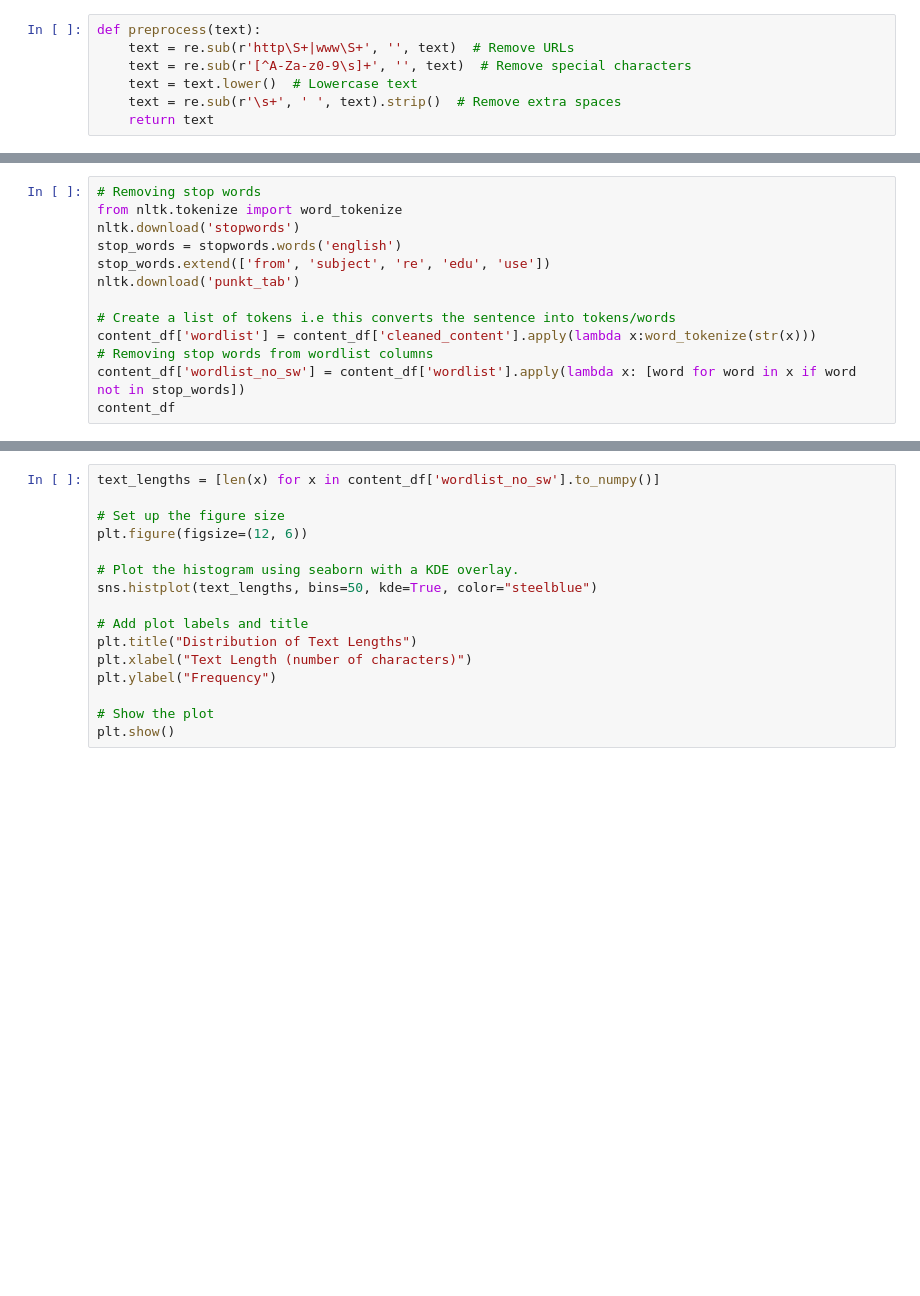
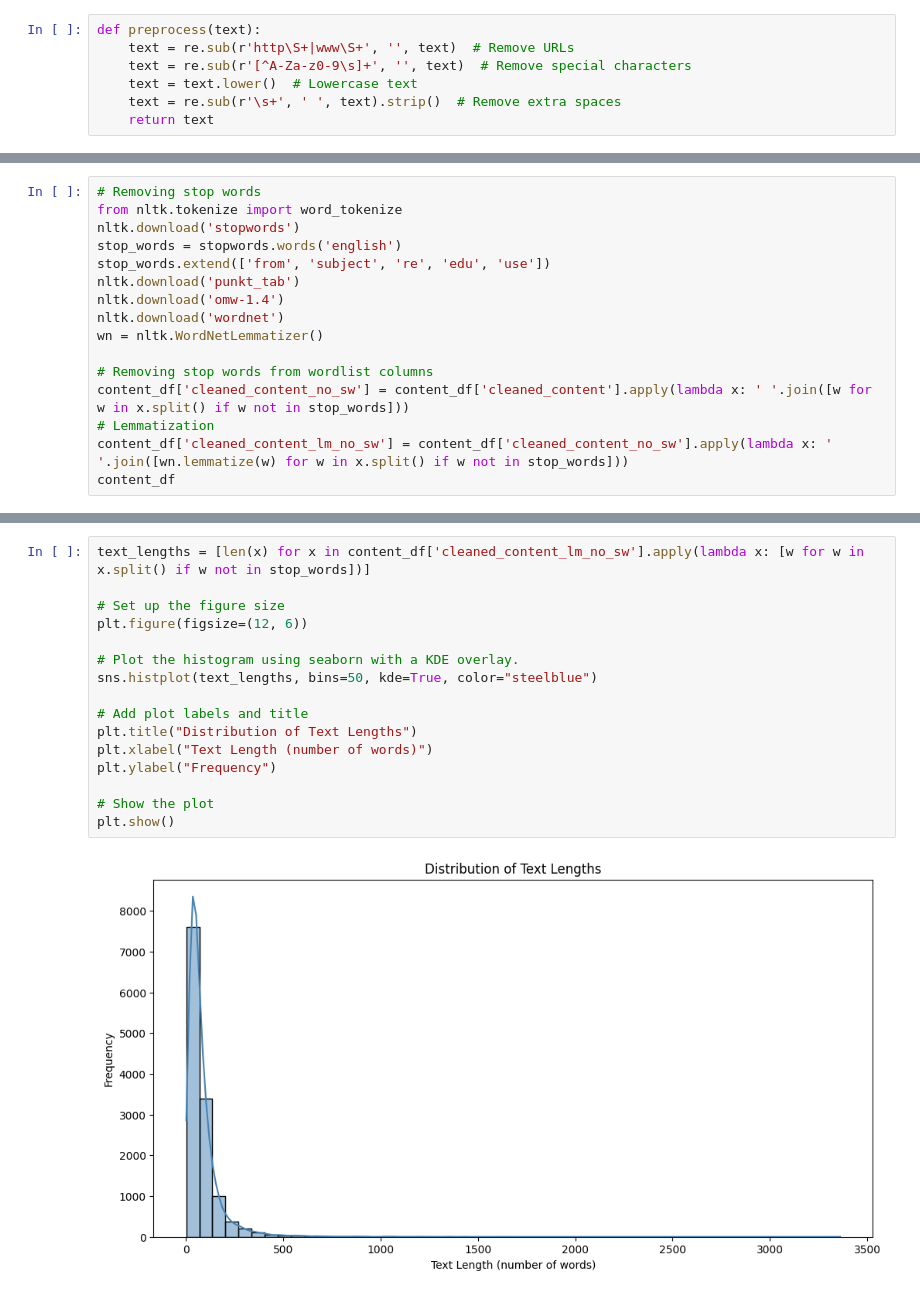
Before and after one commit to Joshuajee/AI-ML-PROJECTS, a Jupyter notebook: Topic Modelling on Financial Posts from Redit.ipynb, the cells around one changed output, grey strips where cells are left out. Saved outputs shown, nothing was run; the diff lists cells and outputs as text; blank space fills up the shorter version.

```diff
--- a/Topic Modelling on Financial Posts from Redit.ipynb
+++ b/Topic Modelling on Financial Posts from Redit.ipynb
@@ -88,9 +161,12 @@ nltk.download('stopwords')
 stop_words = stopwords.words('english')
 stop_words.extend(['from', 'subject', 're', 'edu', 'use'])
 nltk.download('punkt_tab')
+nltk.download('omw-1.4')
+nltk.download('wordnet')
+wn = nltk.WordNetLemmatizer()
 
-# Create a list of tokens i.e this converts the sentence into tokens/words
-content_df['wordlist'] = content_df['cleaned_content'].apply(lambda x:word_tokenize(str(x)))
 # Removing stop words from wordlist columns
-content_df['wordlist_no_sw'] = content_df['wordlist'].apply(lambda x: [word for word in x if word not in stop_words])
+content_df['cleaned_content_no_sw'] = content_df['cleaned_content'].apply(lambda x: ' '.join([w for w in x.split() if w not in stop_words]))
+# Lemmatization
+content_df['cleaned_content_lm_no_sw'] = content_df['cleaned_content_no_sw'].apply(lambda x: ' '.join([wn.lemmatize(w) for w in x.split() if w not in stop_words]))
 content_df
@@ -103,19 +214,21 @@ To verify whether the preprocessing, we’ll make a simple word cloud using the
 # %%
-text_lengths = [len(x) for x in content_df['wordlist_no_sw'].to_numpy()]
+text_lengths = [len(x) for x in content_df['cleaned_content_lm_no_sw'].apply(lambda x: [w for w in x.split() if w not in stop_words])]
 
 # Set up the figure size
 plt.figure(figsize=(12, 6))
 
 # Plot the histogram using seaborn with a KDE overlay.
 sns.histplot(text_lengths, bins=50, kde=True, color="steelblue")
 
 # Add plot labels and title
 plt.title("Distribution of Text Lengths")
-plt.xlabel("Text Length (number of characters)")
+plt.xlabel("Text Length (number of words)")
 plt.ylabel("Frequency")
 
 # Show the plot
 plt.show()
+# %% [output]
+[figure, added]
 # %%
 # Import the wordcloud library
 from wordcloud import WordCloud
```
Also changed, not shown: parts of 33 cells of this notebook.
